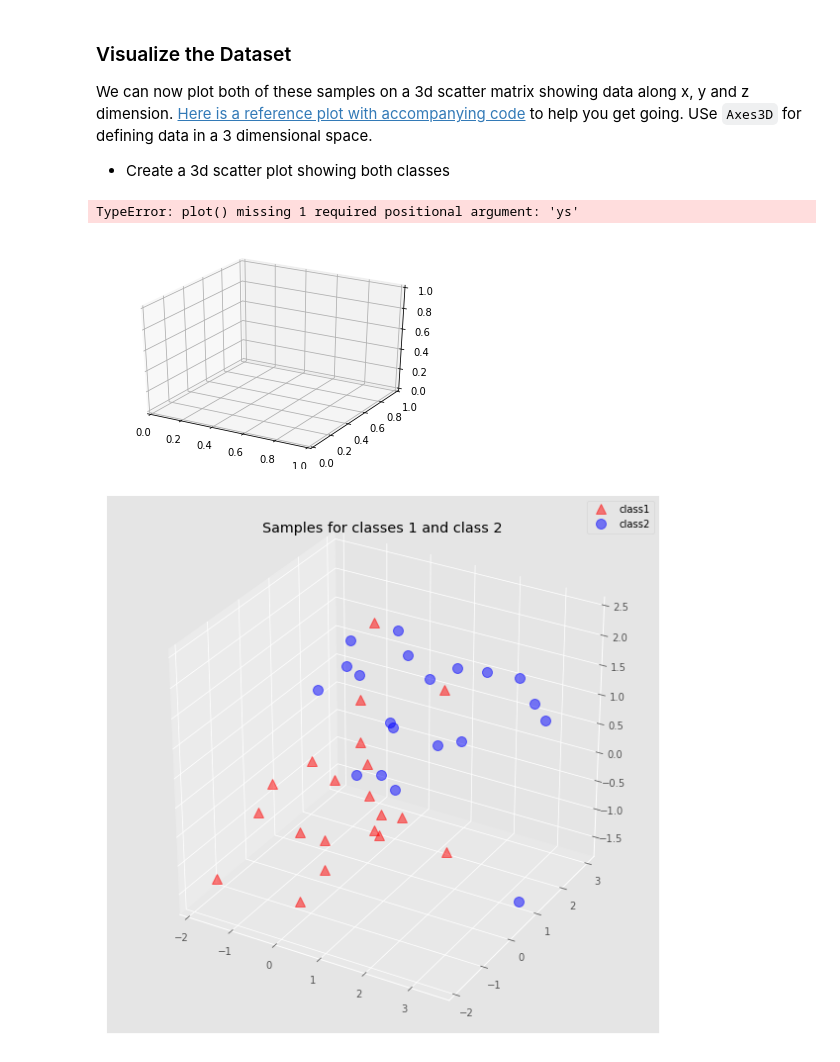
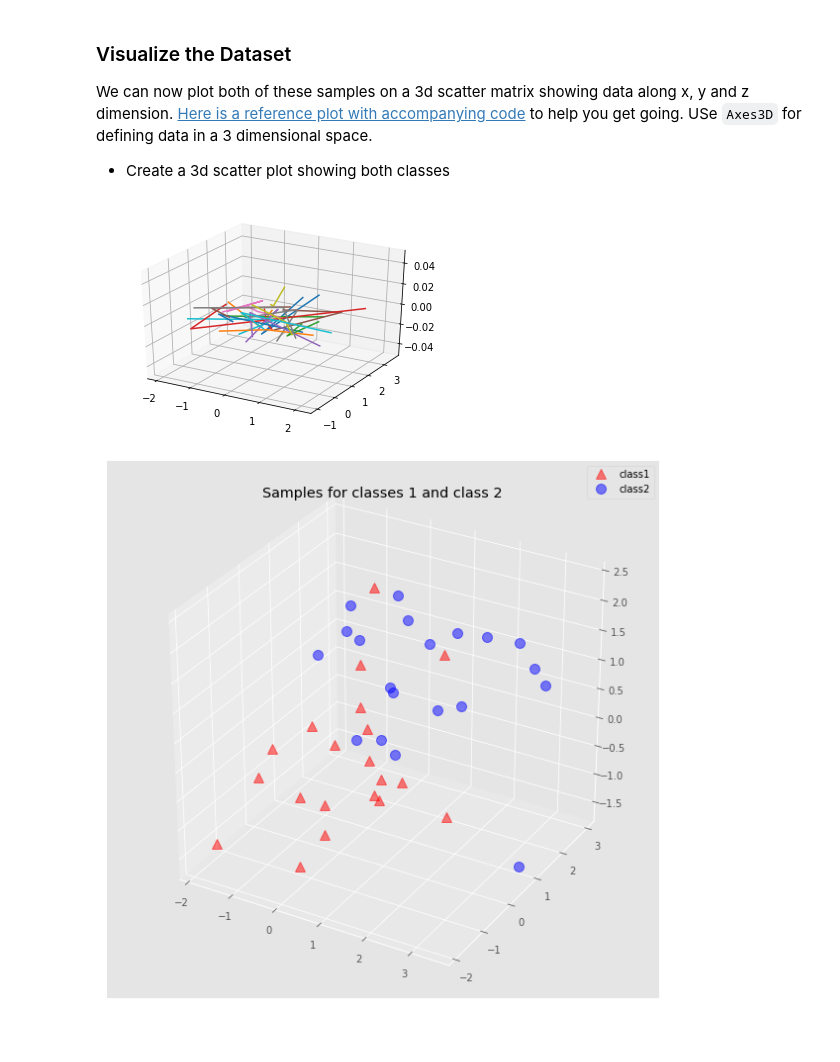
Before and after one commit to mandoiwanaga/dsc-3-34-07-pca-implementation-visualization-python-numpy-lab-seattle-ds-career-040119, a Jupyter notebook: index.ipynb, the cells around one changed output. Drawn from its saved outputs; the diff is of its cells as text; code cells hidden in the pictures.

```diff
--- a/index.ipynb
+++ b/index.ipynb
@@ -76,13 +76,12 @@ from mpl_toolkits.mplot3d import proj3d
 # %%
 np.random.seed(123)
 fig = plt.figure()
 ax = fig.add_subplot(111, projection='3d')
 
-ax.plot(sample_1)
+ax.plot(sample_1, sample_2)
 plt.show()
 # %% [output]
-TypeError: plot() missing 1 required positional argument: 'ys'
-[figure, old version]
+[figure, new version]
 # %%
 # your code here
 # %% [output]
```
